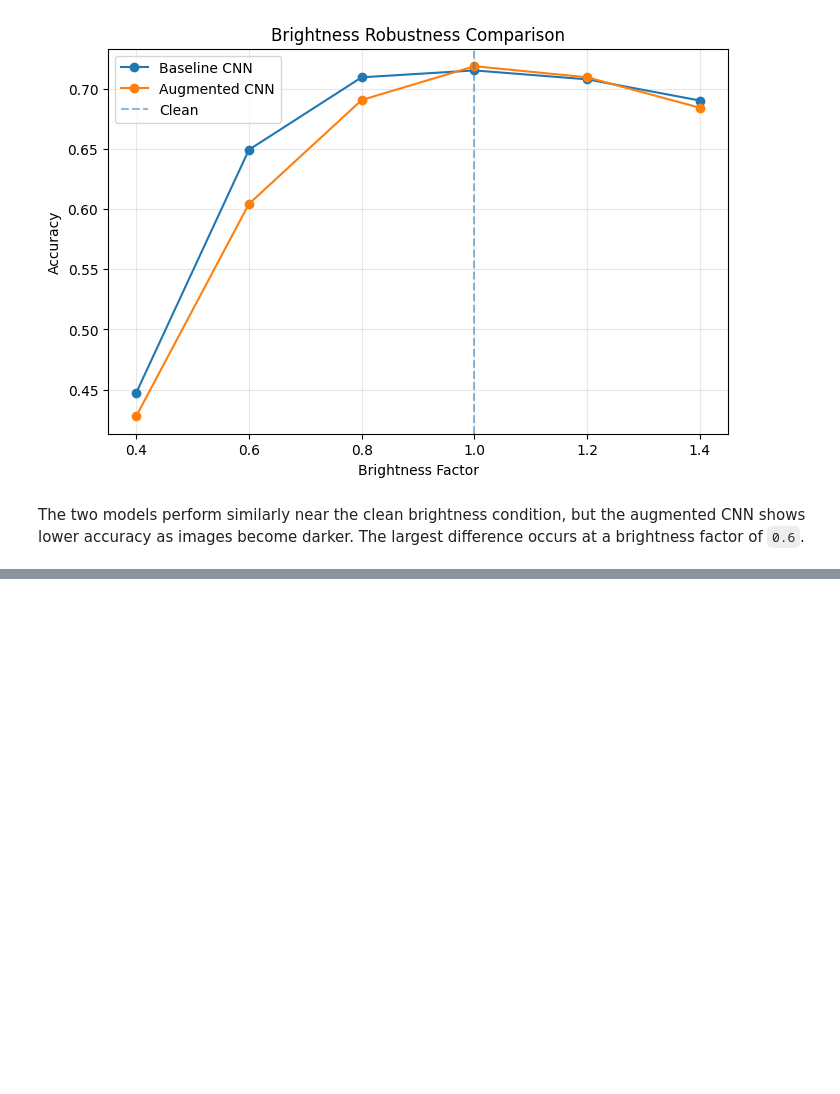
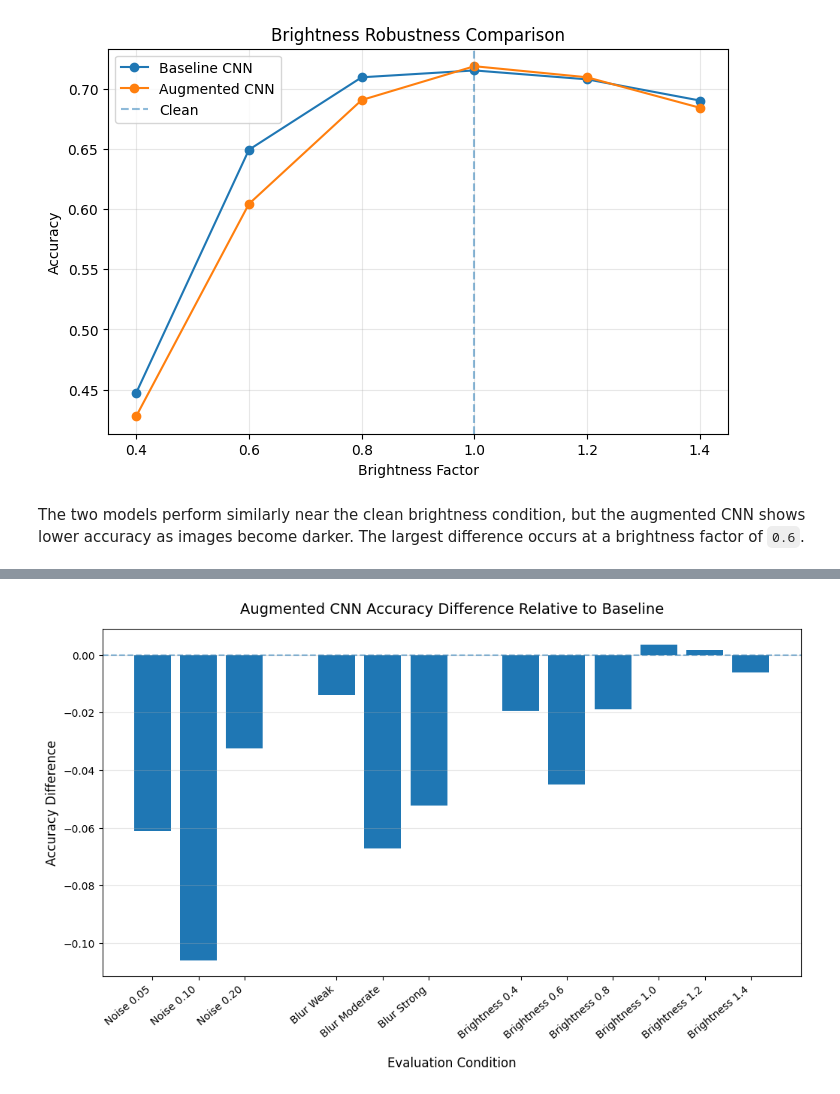
Before and after one commit to jayjay0317/cnn-robustness-generalization, a Jupyter notebook: notebooks/05_robustness_comparison.ipynb, the cells around one changed output, grey strips where cells are left out. Saved outputs shown, nothing was run; the diff lists cells and outputs as text; code cells hidden in the pictures; blank space fills up the shorter version.

```diff
--- a/notebooks/05_robustness_comparison.ipynb
+++ b/notebooks/05_robustness_comparison.ipynb
@@ -589,0 +646,59 @@ The two models perform similarly near the clean brightness condition, but the au
+# %%
+noise_positions = [0, 1, 2]
+blur_positions = [4, 5, 6]
+brightness_positions = [8, 9, 10, 11, 12, 13]
+
+x_positions = (
+    noise_positions
+    + blur_positions
+    + brightness_positions
+)
+
+plt.figure(figsize=(12, 6))
+
+plt.bar(
+    x_positions,
+    summary_differences
+)
+
+plt.axhline(
+    y=0.0,
+    linestyle="--",
+    alpha=0.5
+)
+
+plt.xlabel(
+    "Evaluation Condition",
+    fontsize=12,
+    labelpad=15
+)
+
+plt.ylabel(
+    "Accuracy Difference",
+    fontsize=12
+)
+
+plt.title(
+    "Augmented CNN Accuracy Difference Relative to Baseline",
+    fontsize=14,
+    pad=15
+)
+
+plt.xticks(
+    x_positions,
+    summary_conditions,
+    rotation=40,
+    ha="right",
+    fontsize=10
+)
+
+plt.yticks(fontsize=10)
+
+plt.grid(
+    axis="y",
+    alpha=0.3
+)
+
+plt.show()
+# %% [output]
+[figure, added]
```
Also changed, not shown: parts of 3 cells of this notebook.
